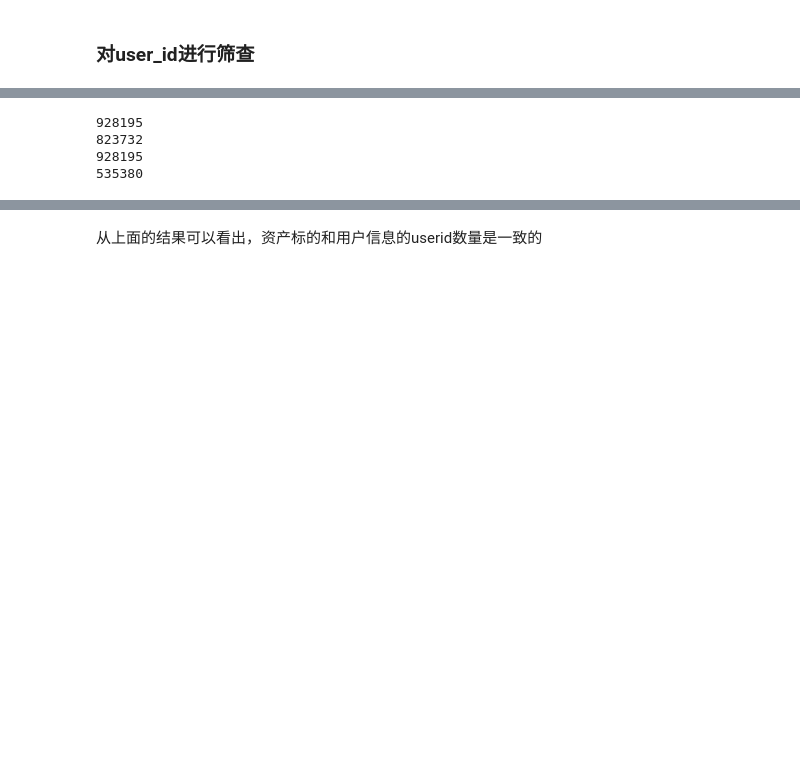
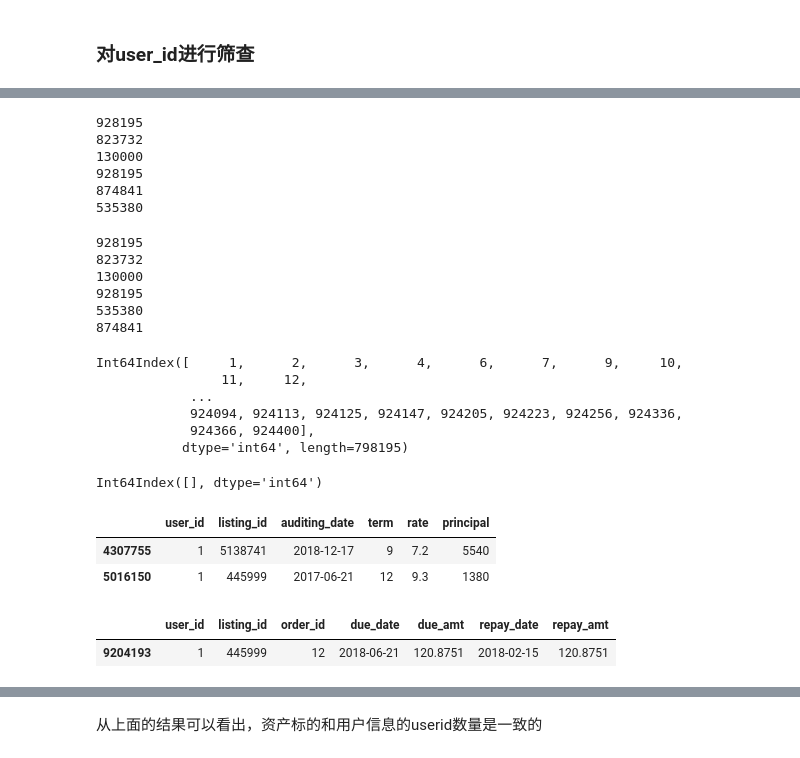
Before and after one commit to alexliu2360/XiaoNianGao, a Jupyter notebook: baseline.ipynb, the cells around one changed output, grey strips where cells are left out. Saved outputs shown, nothing was run; the diff lists cells and outputs as text; code cells hidden in the pictures; blank space fills up the shorter version.

```diff
--- a/baseline.ipynb
+++ b/baseline.ipynb
@@ -82,11 +152,14 @@ user_taglist_data.head()
 # %%
 print(len(listing_info_data['user_id'].value_counts()))
 print(len(train_data['user_id'].value_counts()))
-# print(len(test_data['user_id'].value_counts()))
+print(len(test_data['user_id'].value_counts()))
 print(len(user_info_data['user_id'].value_counts()))
+print(len(user_repay_logs_data['user_id'].value_counts()))
 print(len(user_taglist_data['user_id'].value_counts()))
 # %% [output]
 928195
 823732
+130000
 928195
+874841
 535380
@@ -92,0 +173,27 @@ print(len(user_taglist_data['user_id'].value_counts()))
+# %%
+print(len(listing_info_userid_idx))
+print(len(train_userid_idx))
+print(len(test_userid_idx))
+print(len(user_info_userid_idx))
+print(len(user_taglist_userid_idx))
+print(len(user_repay_logs_userid_idx))
+# %% [output]
+928195
+823732
+130000
+928195
+535380
+874841
+# %%
+listing_info_userid_idx.difference(test_userid_idx)
+# %% [output]
+Int64Index([     1,      2,      3,      4,      6,      7,      9,     10,
+                11,     12,
+            ...
+            924094, 924113, 924125, 924147, 924205, 924223, 924256, 924336,
+            924366, 924400],
+           dtype='int64', length=798195)
+# %%
+test_userid_idx.difference(listing_info_userid_idx)
+# %% [output]
+Int64Index([], dtype='int64')
@@ -92,0 +207,11 @@ print(len(user_taglist_data['user_id'].value_counts()))
+# %%
+listing_info_data.loc[listing_info_data['user_id'] == 1]
+# %% [output]
+|  | user_id | listing_id | auditing_date | term | rate | principal |
+| 4307755 | 1 | 5138741 | 2018-12-17 | 9 | 7.2 | 5540 |
+| 5016150 | 1 | 445999 | 2017-06-21 | 12 | 9.3 | 1380 |
+# %%
+user_repay_logs_data.loc[user_repay_logs_data['user_id'] == 1]
+# %% [output]
+|  | user_id | listing_id | order_id | due_date | due_amt | repay_date | repay_amt |
+| 9204193 | 1 | 445999 | 12 | 2018-06-21 | 120.8751 | 2018-02-15 | 120.8751 |
```
Also changed, not shown: parts of 27 cells of this notebook.
